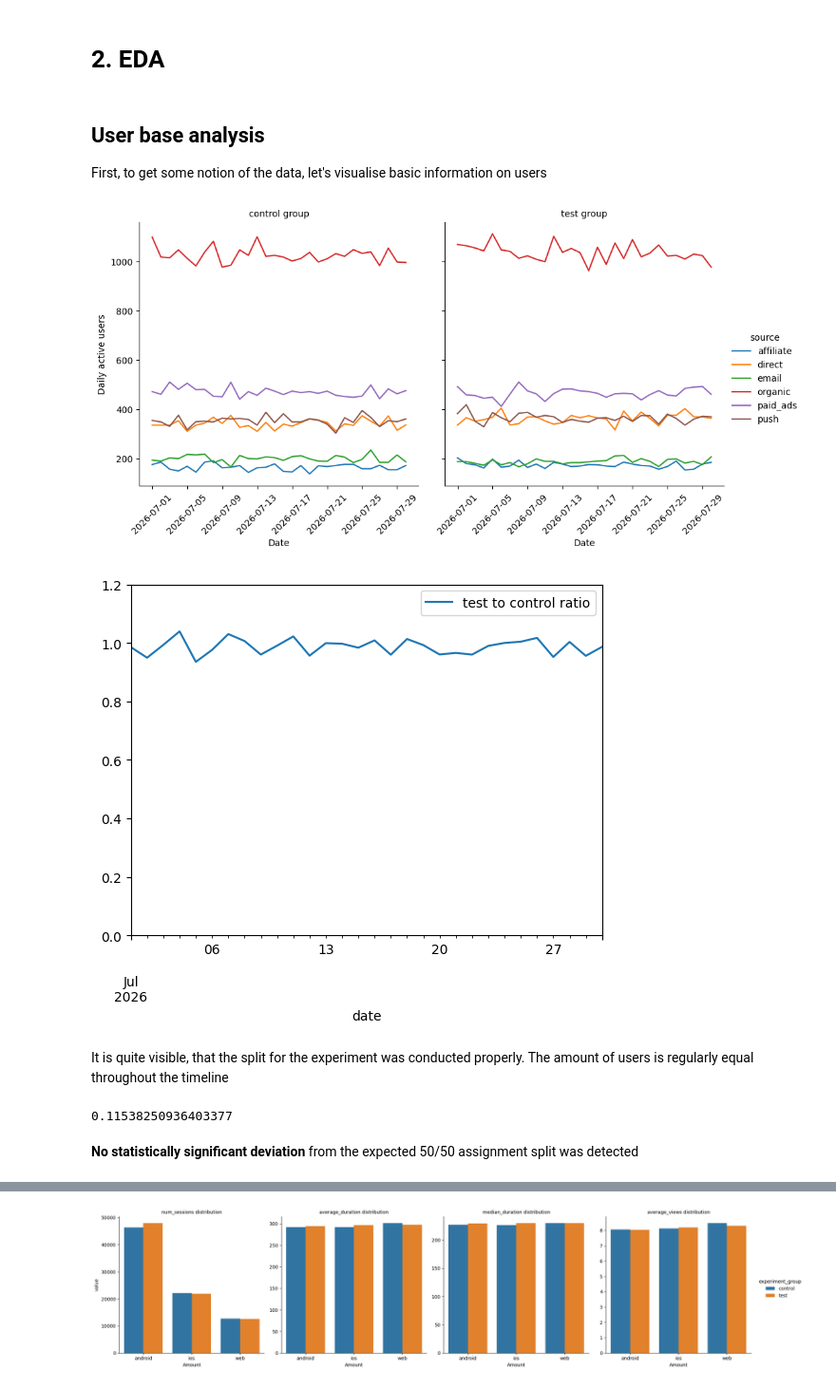
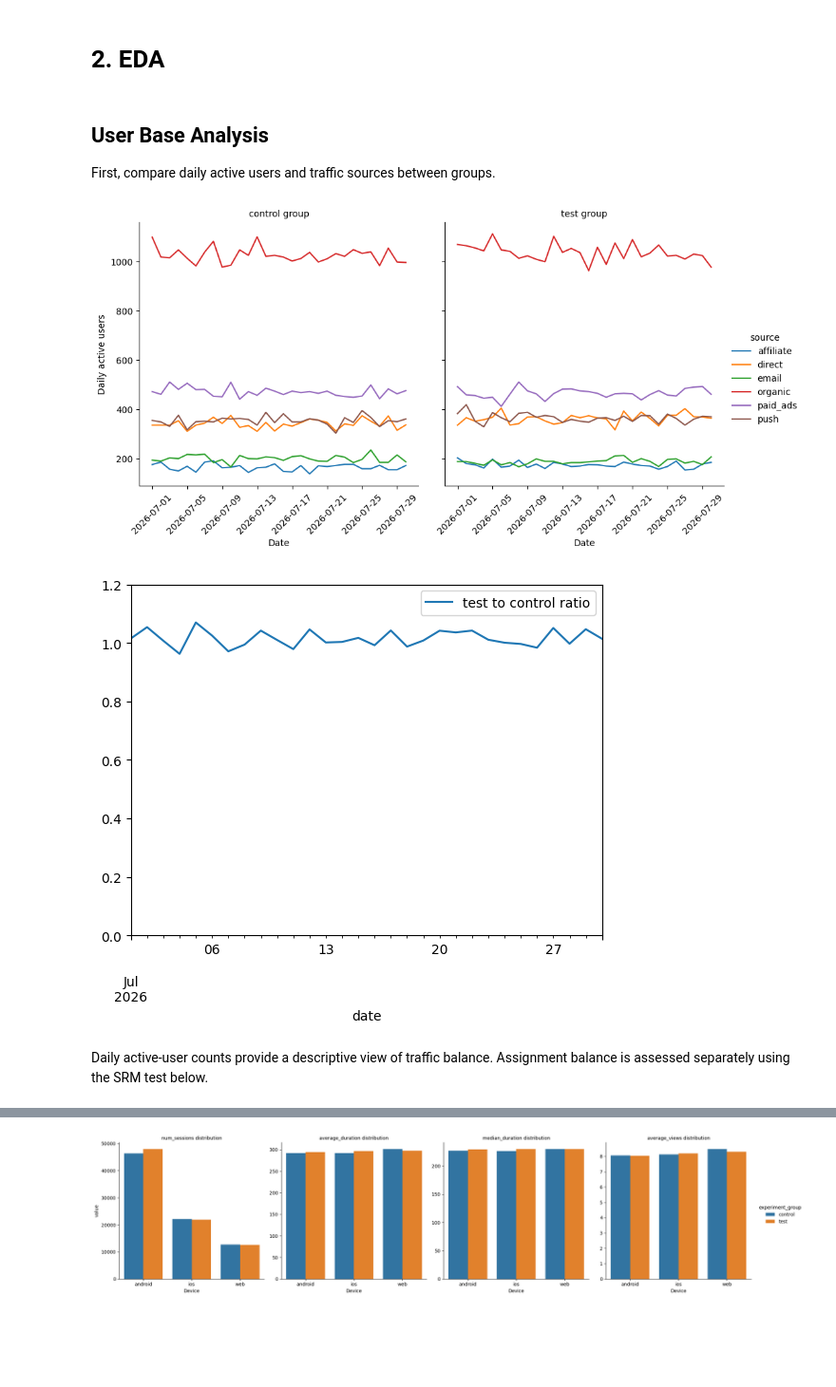
Before and after one commit to Left-for-food/Market_Flow, a Jupyter notebook: EDA.ipynb, the cells around one changed output, grey strips where cells are left out. Shown at 95% size. Cells and saved outputs as stored; diff of their text form; code cells hidden in the pictures; blank space fills up the shorter version.

Commit message:
v.6.1: - Completed AB-tests

```diff
--- a/EDA.ipynb
+++ b/EDA.ipynb
@@ -49,41 +43,3 @@ DB_name = 'market_flow'
 engine, _ = create_engine_custom(DB_name)
 # %% [output]
 market_flow DB exists already
-# %%
-with engine.connect() as conn:
-    result = pd.read_sql(text("""
-        WITH user_data AS (
-            SELECT
-                ea.experiment_group,
-                ea.user_id,
-                COUNT(DISTINCT i.impression_id)::float AS impressions,
-                COUNT(DISTINCT c.click_id)::float AS clicks
-            FROM experiment_assignment ea
-            LEFT JOIN impressions i ON i.user_id = ea.user_id
-            LEFT JOIN clicks c ON c.impression_id = i.impression_id
-            GROUP BY ea.experiment_group, ea.user_id
-        )
-        SELECT
-            experiment_group,
-            COUNT(*) AS n_users,
-            SUM(clicks) / NULLIF(SUM(impressions), 0) AS ctr,
-            AVG(impressions) AS mean_impressions,
-            VAR_SAMP(clicks) AS var_clicks,
-            VAR_SAMP(impressions) AS var_impressions,
-            COVAR_SAMP(clicks, impressions) AS cov_clicks_impressions
-        FROM user_data
-        GROUP BY experiment_group
-    """), conn)
-
-result['var'] = (
-    result.var_clicks + result.ctr**2 * result.var_impressions
-    - 2 * result.ctr * result.cov_clicks_impressions
-) / result.mean_impressions**2
-
-c = result[result.experiment_group=='control'].iloc[0]
-t = result[result.experiment_group=='test'].iloc[0]
-
-p0 = c.ctr
-v0 = c['var']
-
-print(f'Current CTR: {p0:.3%}')
@@ -133,11 +235,10 @@ Required users per group: 23,100
 # %% [markdown]
 # **2. EDA**
-# %% [markdown]
-## **User base analysis**
-
-First, to get some notion of the data, let's visualise basic information on users
+# %% [markdown]
+## **User Base Analysis**
+
+First, compare daily active users and traffic sources between groups.
 # %%
-
 # Traffic distribution
 
 with engine.connect() as conn:
@@ -152,51 +253,34 @@ with engine.connect() as conn:
         JOIN experiment_assignment eu
             ON eu.user_id = s.user_id
         JOIN users u
             ON s.user_id = u.user_id
         GROUP BY s.session_date, eu.experiment_group, u.traffic_source
     """), conn)
 
 g = sns.relplot(
     data=result,
     x='date',
     y='num_users',
     hue='source',
     kind='line',
     col='group'
 )
 
 g.set_axis_labels('Date', "Daily active users")
 g.set_titles ('{col_name} group')
 for ax in g.axes.flat:
     ax.tick_params(axis='x', rotation=45)
 
 test_to_ctrl_ratio = (result.groupby(['date', 'group'])
     .agg(test=('num_users', 'sum')).
     pivot_table(values='test',
                 index='date',
                 columns='group'))
 
-test_to_ctrl_ratio['test to control ratio'] = test_to_ctrl_ratio['control'] / test_to_ctrl_ratio['test']
+test_to_ctrl_ratio['test to control ratio'] = test_to_ctrl_ratio['test'] / test_to_ctrl_ratio['control']
 test_to_ctrl_ratio.plot(y='test to control ratio', kind='line', ylim=(0, 1.2));
 # %% [output]
 [figure]
-[figure, old version]
+[figure, new version]
-# %% [markdown]
-It is quite visible, that the split for the experiment was conducted properly. The amount of users is regularly equal throughout the timeline
-# %%
-# Let's make sure, that test split was performed correctly and with a proper randomisation
-with engine.connect() as conn:
-    experiment_assignment = pd.read_sql(text('SELECT * FROM experiment_assignment'), conn)
-
-traffic_test = stats.binomtest(
-    k=experiment_assignment[experiment_assignment.experiment_group=='test'].shape[0],
-    n=experiment_assignment.shape[0],
-    p=0.5,
-    alternative='two-sided'
-)
-
-print(traffic_test.pvalue)
-# %% [output]
-0.11538250936403377
-# %% [markdown]
-**No statistically significant deviation** from the expected 50/50 assignment split was detected
+# %% [markdown]
+Daily active-user counts provide a descriptive view of traffic balance. Assignment balance is assessed separately using the SRM test below.
```
Also changed, not shown: parts of 58 cells of this notebook, 3 other files.
